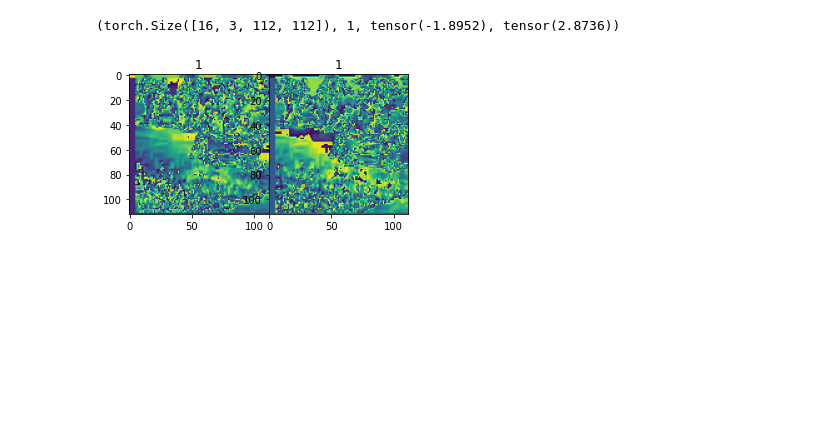
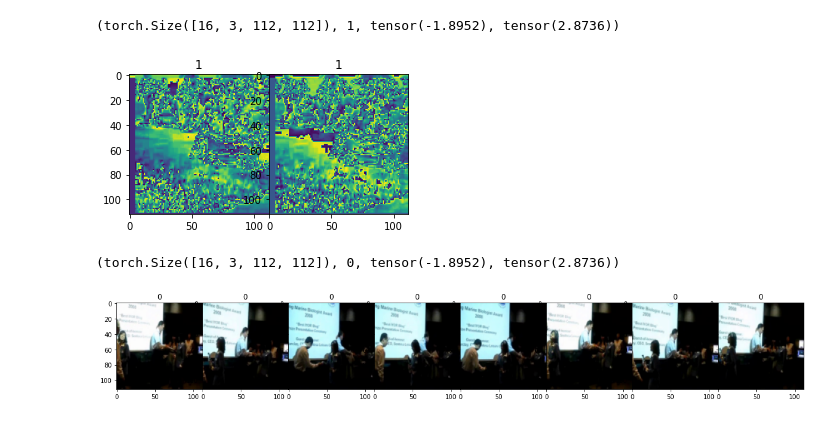
Before and after one commit to mralamdari/Video-Processing-Pytorch, a Jupyter notebook: Video_Processing_Pytorch.ipynb, the cells around one changed output. Saved outputs shown, nothing was run; the diff lists cells and outputs as text; code cells hidden in the pictures; blank space fills up the shorter version.

```diff
--- a/Video_Processing_Pytorch.ipynb
+++ b/Video_Processing_Pytorch.ipynb
@@ -515,14 +515,22 @@ else:
   std = [0.22803, 0.22145, 0.216989]
 # %%
 train_transforms = torchvision.transforms.Compose([
-               torchvision.transforms.Resize((h, w)),
-               torchvision.transforms.RandomHorizontalFlip(p=0.5),
-               torchvision.transforms.RandomAffine(degrees=0, translate=(0.1, 0.1)),
-               torchvision.transforms.ToTensor(),
-               torchvision.transforms.Normalize(mean, std)
+                   torchvision.transforms.Resize((h, w)),
+                   torchvision.transforms.RandomHorizontalFlip(p=0.5),
+                   torchvision.transforms.RandomAffine(degrees=0, translate=(0.1, 0.1)),
+                   torchvision.transforms.ToTensor(),
+                   torchvision.transforms.Normalize(mean, std)
 ])
+
+test_transforms = torchvision.transforms.Compose([
+                  torchvision.transforms.Resize((h, w)),
+                  torchvision.transforms.ToTensor(),
+                  torchvision.transforms.Normalize(mean, std)
+])
 # %%
 train_ds = VideoDataset(ids=train_ids, labels=train_labels, transform=train_transforms)
+
+test_ds = VideoDataset(ids=test_ids, labels=test_labels, transform=test_transforms)
 # %%
 img, label = train_ds[34]
 img.shape, label, torch.min(img), torch.max(img)
@@ -537,3 +545,17 @@ for i, im in enumerate(img[::2]):
   plt.title(label)
 # %% [output]
 [figure]
+# %%
+img, label = test_ds[34]
+img.shape, label, torch.min(img), torch.max(img)
+# %% [output]
+(torch.Size([16, 3, 112, 112]), 0, tensor(-1.8952), tensor(2.8736))
+# %%
+plt.figure(figsize=(20, 20))
+plt.subplots_adjust(wspace=0, hspace=0)
+for i, im in enumerate(img[::2]):
+  plt.subplot(1, 8, i+1)
+  plt.imshow(denormalize(im, mean, std))
+  plt.title(label)
+# %% [output]
+[figure, added]
```
Also changed, not shown: parts of 2 cells of this notebook.
